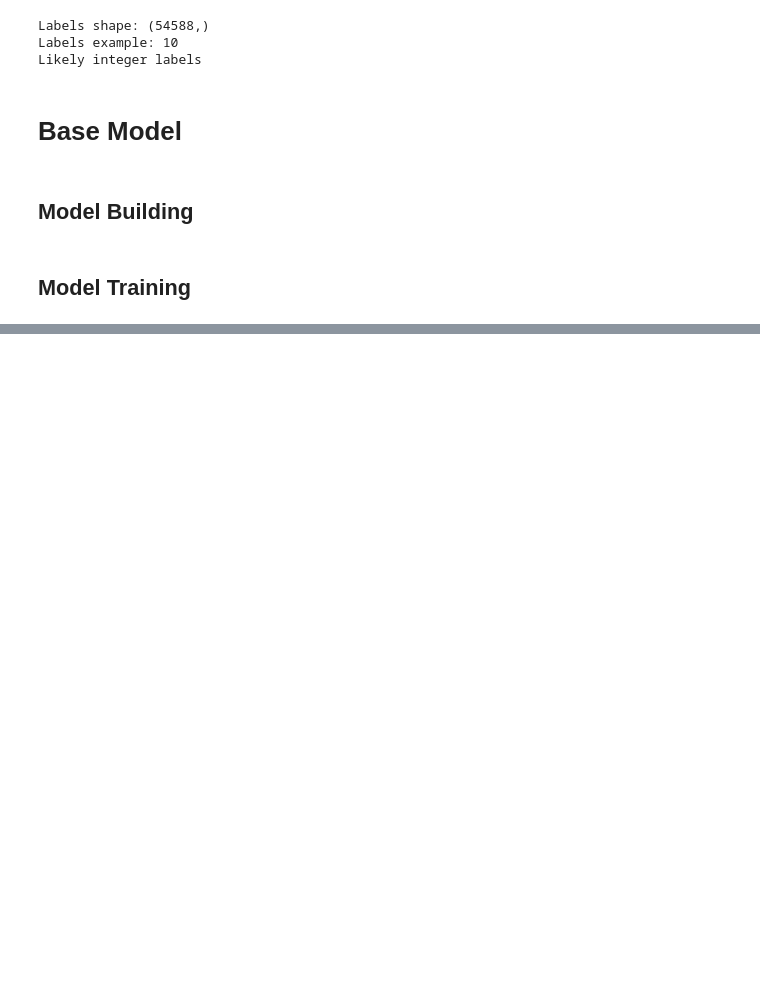
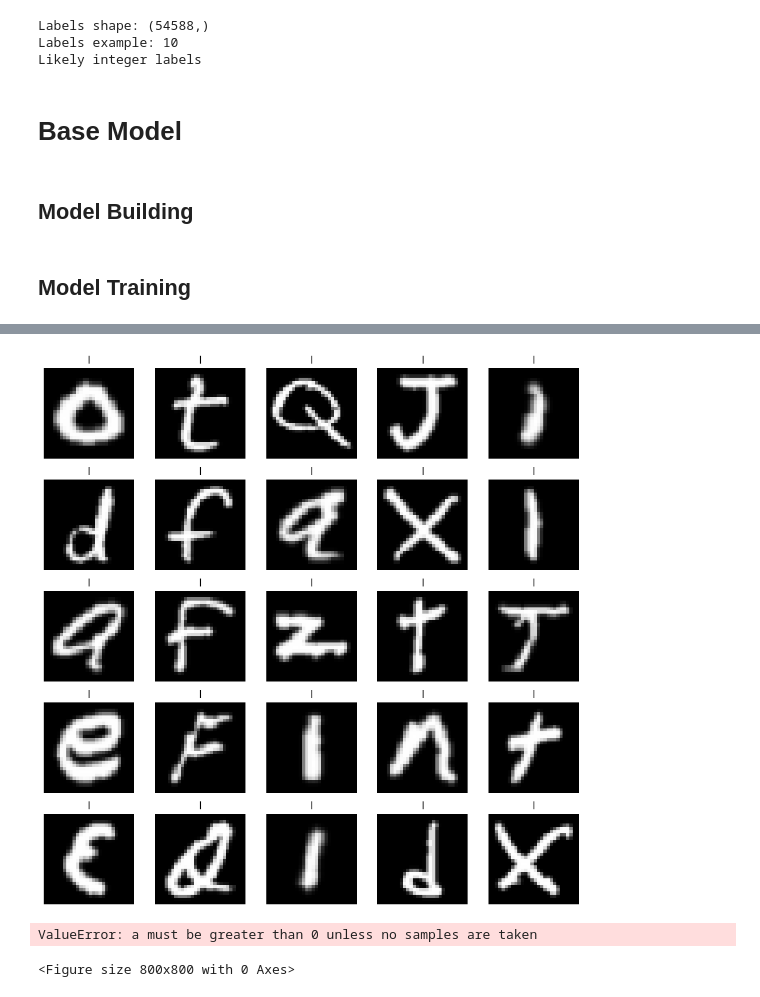
Before and after one commit to 4ndrrw/EMNIST-Letter-Generation-GAN, a Jupyter notebook: partA.ipynb, the cells around one changed output, grey strips where cells are left out. Saved outputs shown, nothing was run; the diff lists cells and outputs as text; code cells hidden in the pictures; blank space fills up the shorter version.

Commit message:
Trained my own model to seperate upper and lower case letters within a class. Correctly predicted on a test set but predicted all 'I's on this dataset

```diff
--- a/partA.ipynb
+++ b/partA.ipynb
@@ -460,0 +445,4 @@ train_gan(epochs=5000, batch_size=64, sample_interval=100)
+# %%
+from tensorflow.keras.models import load_model
+
+classifier_model = load_model('EMNIST Classifier/emnist_letter_classifier.h5')
@@ -460,0 +474,10 @@ train_gan(epochs=5000, batch_size=64, sample_interval=100)
+# %%
+# Normalize and add channel if needed
+if final_images.ndim == 3:
+    final_images = np.expand_dims(final_images, axis=-1)  # (N, 28, 28, 1)
+
+final_images = final_images.astype('float32') / 255.0
+# %%
+# Predict classes
+pred_probs = classifier_model.predict(final_images, batch_size=64, verbose=1)
+pred_labels = np.argmax(pred_probs, axis=1)  # 0-51 EMNIST full labels
@@ -460,0 +491,32 @@ train_gan(epochs=5000, batch_size=64, sample_interval=100)
+# %%
+import matplotlib.pyplot as plt
+import numpy as np
+
+def emnist_label_to_char(label):
+    if 0 <= label <= 25:
+        return chr(label + ord('A'))   # uppercase letters A-Z
+    elif 26 <= label <= 51:
+        return chr(label - 26 + ord('a'))  # lowercase letters a-z
+    else:
+        return '?'
+
+def show_sample_predictions(images, pred_labels, num_samples=25):
+    plt.figure(figsize=(10, 10))
+    indices = np.random.choice(len(images), num_samples, replace=False)
+    for i, idx in enumerate(indices):
+        plt.subplot(5, 5, i+1)
+        plt.imshow(images[idx].squeeze(), cmap='gray')
+        plt.title(emnist_label_to_char(pred_labels[idx]))
+        plt.axis('off')
+    plt.tight_layout()
+    plt.show()
+
+# Make sure your final_images are normalized and have channel dim if needed before predict:
+# final_images_norm = final_images.astype('float32') / 255.0
+# if final_images_norm.ndim == 3:
+#     final_images_norm = np.expand_dims(final_images_norm, -1)
+
+# Example usage:
+show_sample_predictions(final_images, pred_labels)
+# %% [output]
+[figure, added]
@@ -460,0 +533,29 @@ train_gan(epochs=5000, batch_size=64, sample_interval=100)
+# %%
+import matplotlib.pyplot as plt
+
+def idx_to_char(idx):
+    emnist_label = idx_to_label[idx]
+    if 0 <= emnist_label <= 25:
+        return chr(emnist_label + ord('A'))
+    elif 26 <= emnist_label <= 51:
+        return chr(emnist_label - 26 + ord('a'))
+    else:
+        return '?'
+
+def show_samples_custom(images, labels_idx, num_samples=25):
+    plt.figure(figsize=(8, 8))
+    indices = np.random.choice(len(images), num_samples, replace=False)
+
+    for i, idx in enumerate(indices):
+        plt.subplot(5, 5, i + 1)
+        plt.imshow(images[idx].squeeze(), cmap='gray')
+        plt.title(idx_to_char(labels_idx[idx]), fontsize=12)
+        plt.axis('off')
+
+    plt.tight_layout()
+    plt.show()
+
+show_samples_custom(cleaned_images, cleaned_labels_idx)
+# %% [output]
+ValueError: a must be greater than 0 unless no samples are taken
+<Figure size 800x800 with 0 Axes>
```
Also changed, not shown: parts of 9 cells of this notebook, 2 other files.
